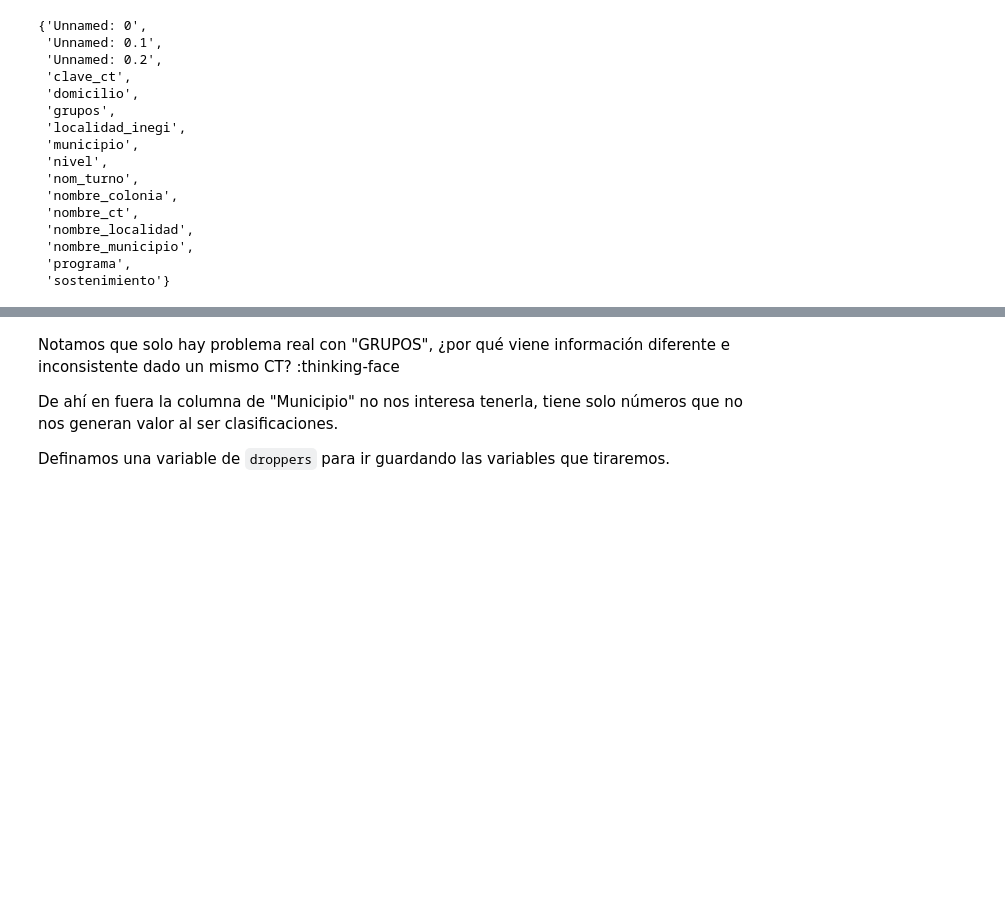
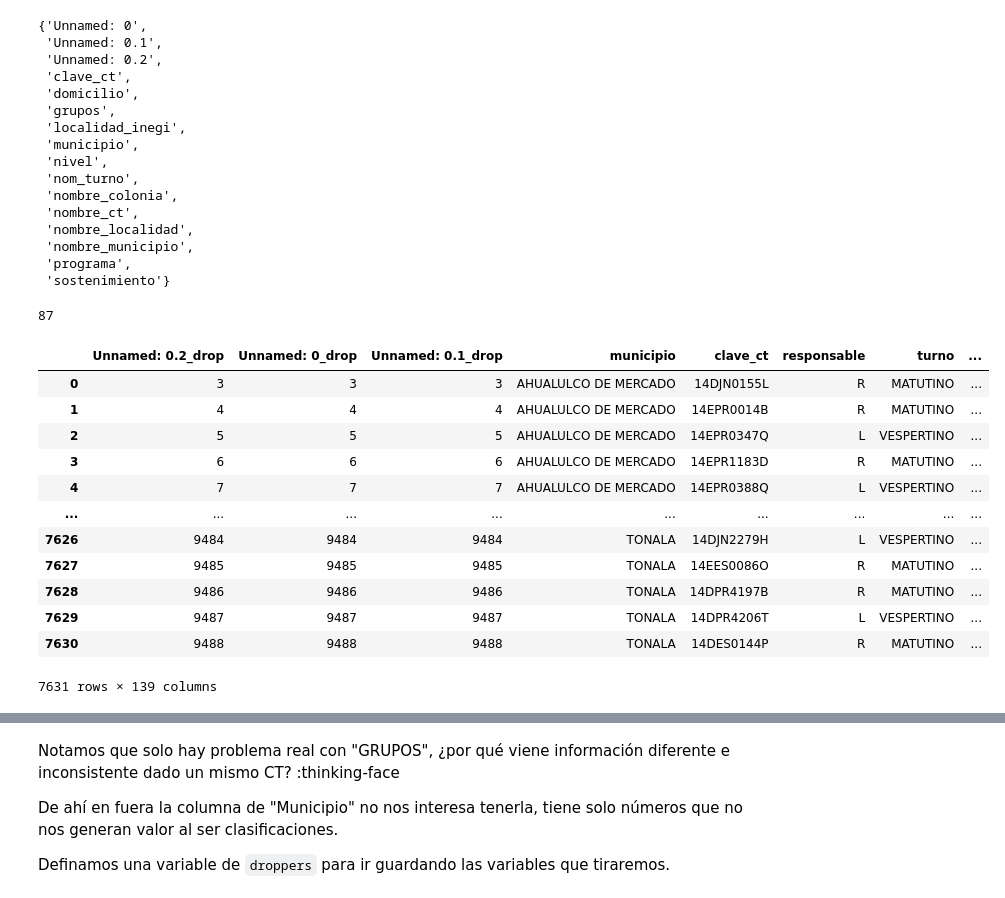
Before and after one commit to bielng/Data-Lab, a Jupyter notebook: clase_5,0_202205 (1).ipynb, the cells around one changed output, grey strips where cells are left out. Cells and saved outputs as stored; diff of their text form; code cells hidden in the pictures; blank space fills up the shorter version.

Commit message:
explore _genero

```diff
--- a/clase_5,0_202205 (1).ipynb
+++ b/clase_5,0_202205 (1).ipynb
@@ -258,6 +253,25 @@ df = pd.merge(df, frames['genero_y_personal'],
              left_on=['clave_ct', 'turno'],
              right_on=['clave_ct', 'nom_turno'],
              how='inner',
-             suffixes=('_', '_genero'))
+             suffixes=('', '_genero'))
 # %%
-duplicate_sum = df.clave_ct.duplicated().sum
+duplicate_sum = df.clave_ct.duplicated().sum()
+duplicate_sum
+# %% [output]
+87
+# %%
+df
+# %% [output]
+|  | Unnamed: 0.2_drop | Unnamed: 0_drop | Unnamed: 0.1_drop | municipio | clave_ct | responsable | turno | ... |
+| 0 | 3 | 3 | 3 | AHUALULCO DE MERCADO | 14DJN0155L | R | MATUTINO | ... |
+| 1 | 4 | 4 | 4 | AHUALULCO DE MERCADO | 14EPR0014B | R | MATUTINO | ... |
+| 2 | 5 | 5 | 5 | AHUALULCO DE MERCADO | 14EPR0347Q | L | VESPERTINO | ... |
+| 3 | 6 | 6 | 6 | AHUALULCO DE MERCADO | 14EPR1183D | R | MATUTINO | ... |
+| 4 | 7 | 7 | 7 | AHUALULCO DE MERCADO | 14EPR0388Q | L | VESPERTINO | ... |
+| ... | ... | ... | ... | ... | ... | ... | ... | ... |
+| 7626 | 9484 | 9484 | 9484 | TONALA | 14DJN2279H | L | VESPERTINO | ... |
+| 7627 | 9485 | 9485 | 9485 | TONALA | 14EES0086O | R | MATUTINO | ... |
+| 7628 | 9486 | 9486 | 9486 | TONALA | 14DPR4197B | R | MATUTINO | ... |
+| 7629 | 9487 | 9487 | 9487 | TONALA | 14DPR4206T | L | VESPERTINO | ... |
+| 7630 | 9488 | 9488 | 9488 | TONALA | 14DES0144P | R | MATUTINO | ... |
+7631 rows × 139 columns
```
Also changed, not shown: parts of 7 cells of this notebook, 1 other file.
